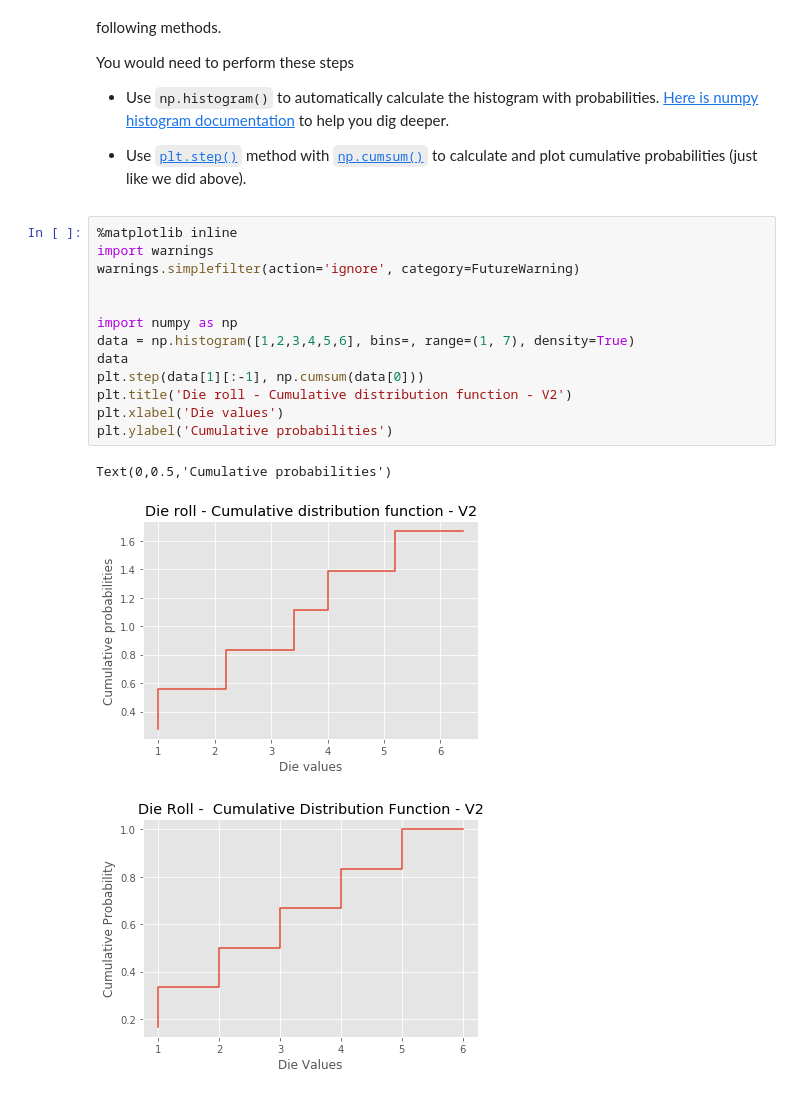
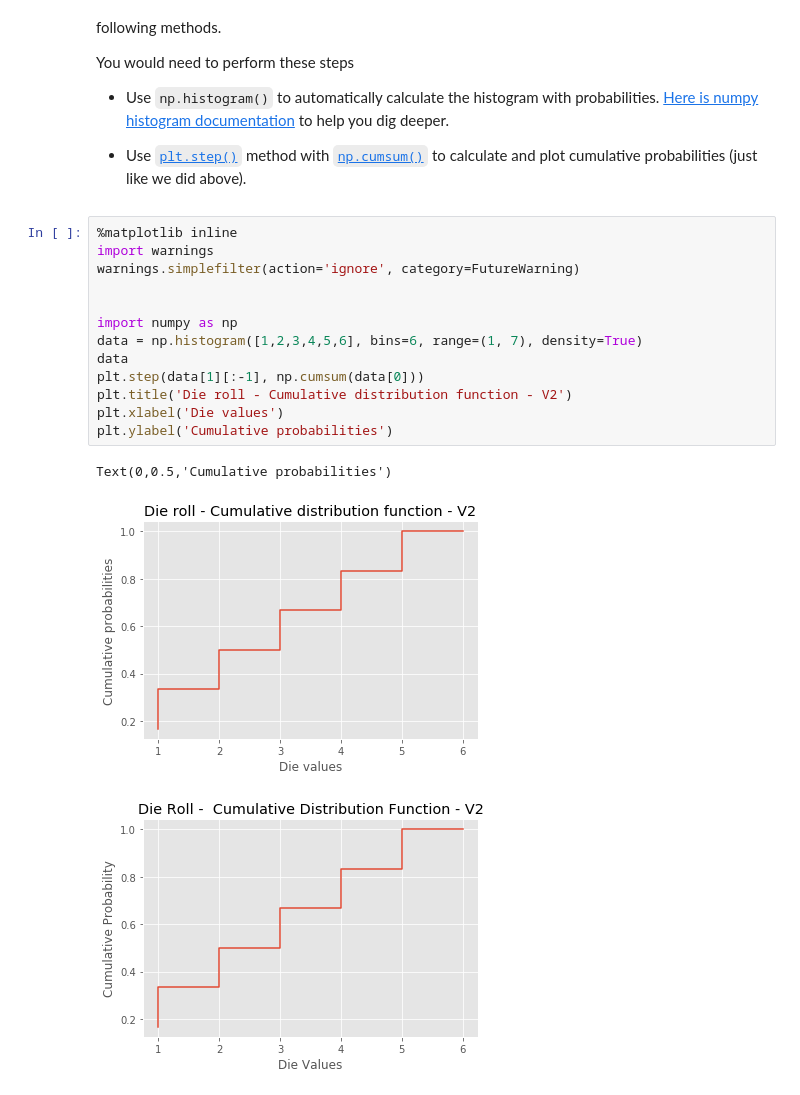
Before and after one commit to Rimab55/dsc-0-09-09-distributions-cdf-lab-nyc-ds-career-012819, a Jupyter notebook: index.ipynb, the cells around one changed output. Cells and saved outputs as stored; diff of their text form.

```diff
--- a/index.ipynb
+++ b/index.ipynb
@@ -83,19 +83,19 @@ You would need to perform these steps
 # %%
 %matplotlib inline
 import warnings
 warnings.simplefilter(action='ignore', category=FutureWarning)
 
 
 import numpy as np
-data = np.histogram([1,2,3,4,5,6], bins=, range=(1, 7), density=True)
+data = np.histogram([1,2,3,4,5,6], bins=6, range=(1, 7), density=True)
 data
 plt.step(data[1][:-1], np.cumsum(data[0]))
 plt.title('Die roll - Cumulative distribution function - V2')
 plt.xlabel('Die values')
 plt.ylabel('Cumulative probabilities')
 # %% [output]
 Text(0,0.5,'Cumulative probabilities')
-[figure, old version]
+[figure, new version]
 # %%
 # %% [output]
 [figure]
```
